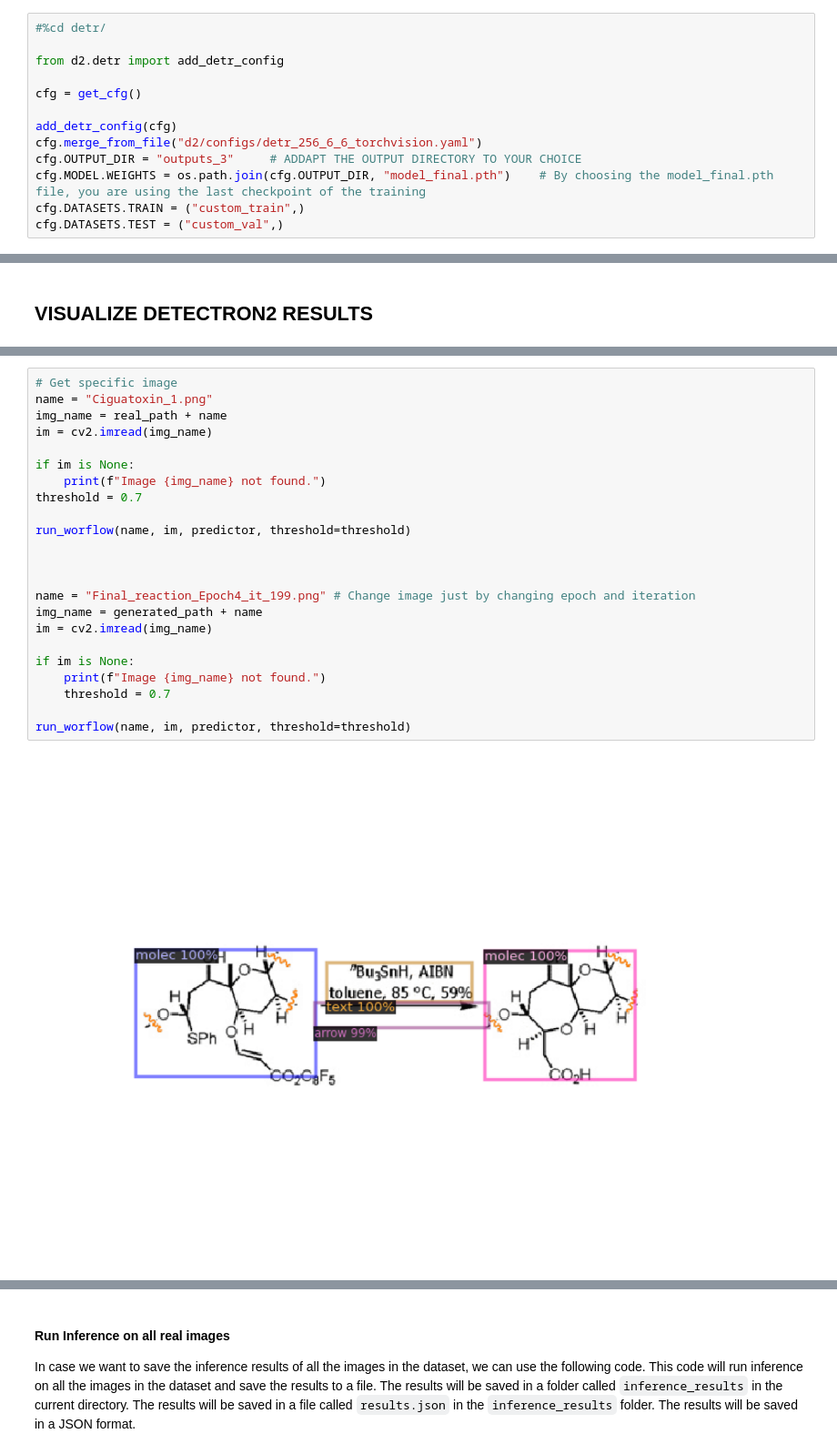
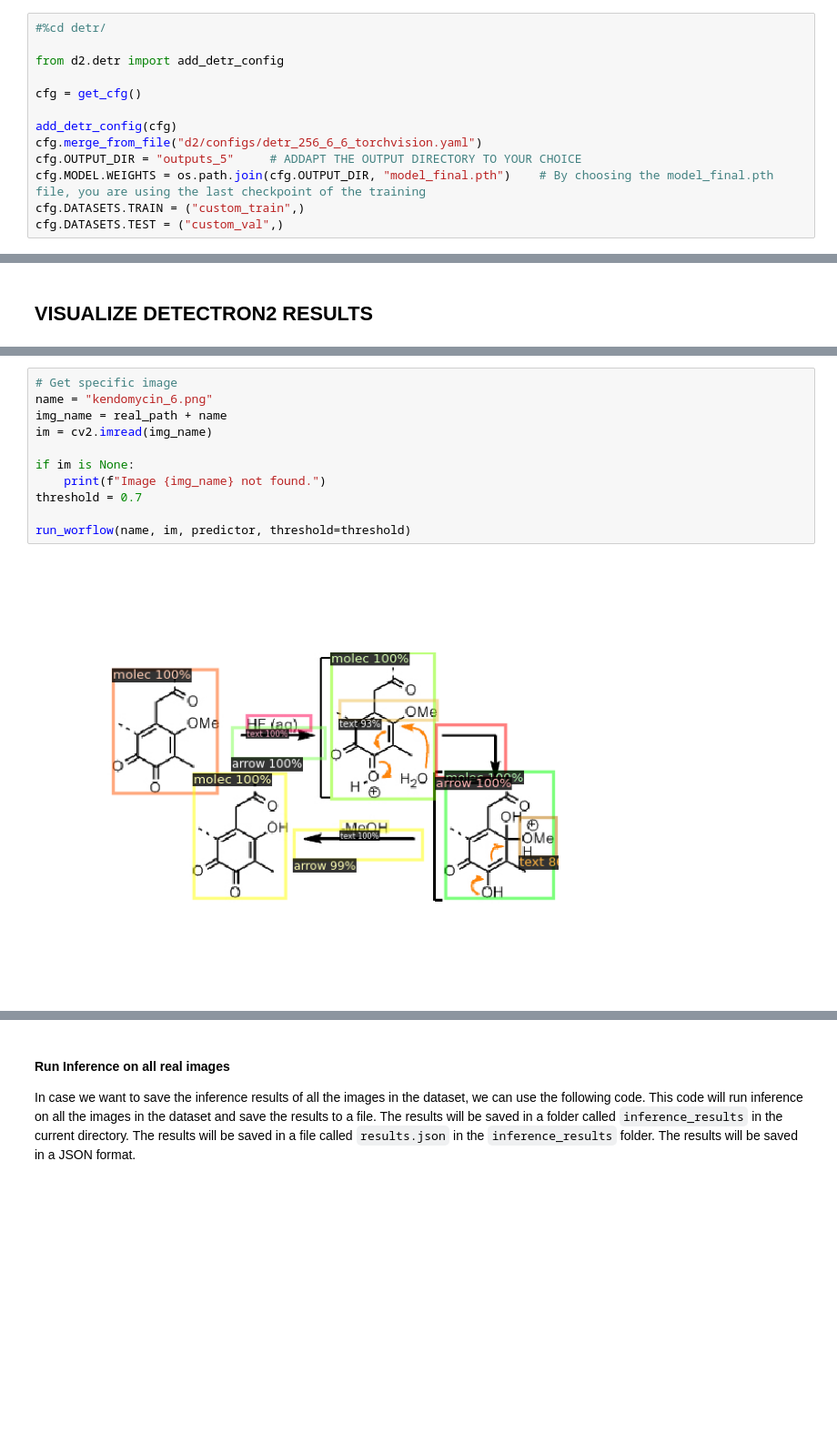
Before and after one commit to Brachingo/OChemR, a Jupyter notebook: detr/detectron_2/vizz_detectron2.ipynb, the cells around one changed output, grey strips where cells are left out. Shown at 91% size. Cells and saved outputs as stored; diff of their text form; blank space fills up the shorter version.

```diff
--- a/detr/detectron_2/vizz_detectron2.ipynb
+++ b/detr/detectron_2/vizz_detectron2.ipynb
@@ -79,7 +81,7 @@ cfg = get_cfg()
 
 add_detr_config(cfg)
 cfg.merge_from_file("d2/configs/detr_256_6_6_torchvision.yaml")
-cfg.OUTPUT_DIR = "outputs_3"     # ADDAPT THE OUTPUT DIRECTORY TO YOUR CHOICE
+cfg.OUTPUT_DIR = "outputs_5"     # ADDAPT THE OUTPUT DIRECTORY TO YOUR CHOICE
 cfg.MODEL.WEIGHTS = os.path.join(cfg.OUTPUT_DIR, "model_final.pth")    # By choosing the model_final.pth file, you are using the last checkpoint of the training
 cfg.DATASETS.TRAIN = ("custom_train",)
 cfg.DATASETS.TEST = ("custom_val",)
@@ -217,25 +216,13 @@ Random file: ../../../real_data/real/Tetrodotoxin_2.png
 # %%
 # Get specific image
-name = "Ciguatoxin_1.png"
+name = "kendomycin_6.png"
 img_name = real_path + name
 im = cv2.imread(img_name)
 
 if im is None:
     print(f"Image {img_name} not found.")
 threshold = 0.7
 
 run_worflow(name, im, predictor, threshold=threshold)
-
-
-
-name = "Final_reaction_Epoch4_it_199.png" # Change image just by changing epoch and iteration
-img_name = generated_path + name
-im = cv2.imread(img_name)
-
-if im is None:
-    print(f"Image {img_name} not found.")
-    threshold = 0.7
-
-run_worflow(name, im, predictor, threshold=threshold)
 # %% [output]
-[figure, old version]
+[figure, new version]
```
Also changed, not shown: parts of 9 cells of this notebook, 7 other files.
